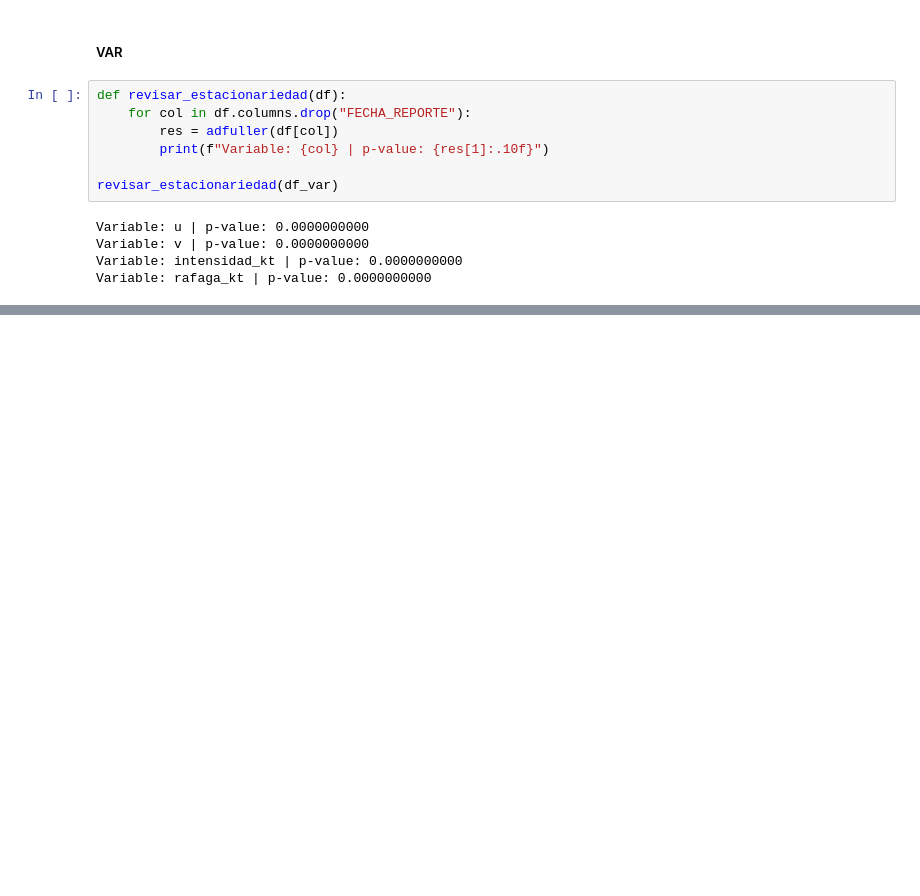
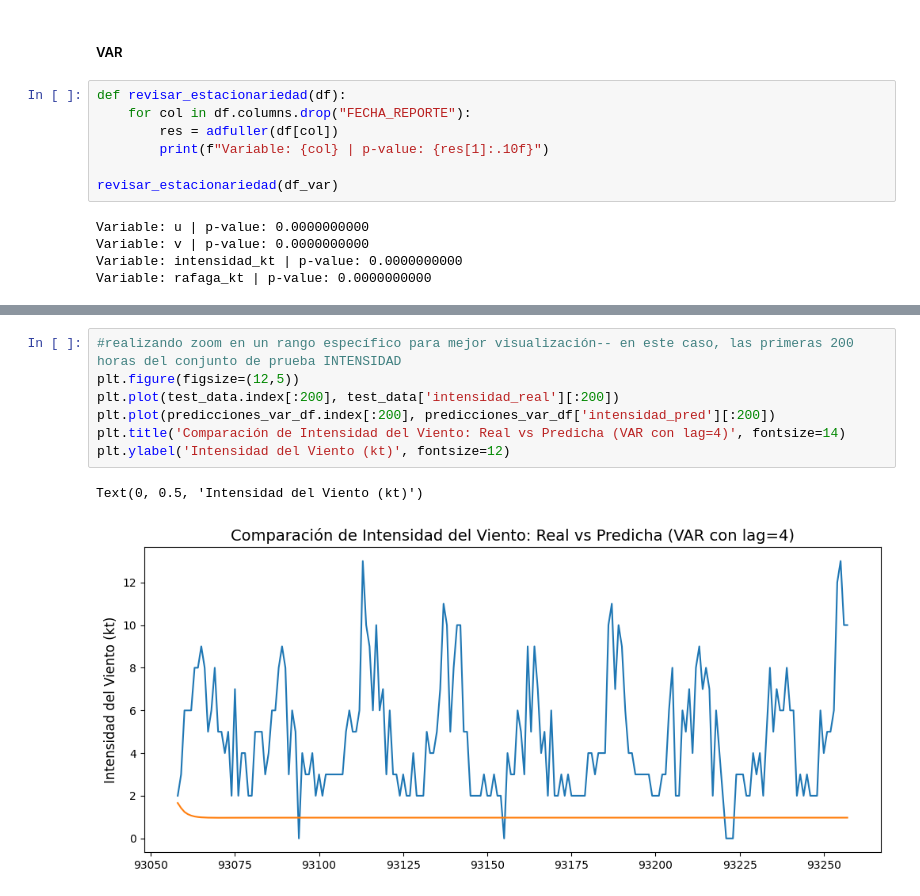
Before and after one commit to OmarLAlbarracinM/Prediccion-Cizalladura-SKBQ, a Jupyter notebook: docs/notebooks/PROYECTO_DE_GRADO.ipynb, the cells around one changed output, grey strips where cells are left out. Saved outputs shown, nothing was run; the diff lists cells and outputs as text; blank space fills up the shorter version.

```diff
--- a/docs/notebooks/PROYECTO_DE_GRADO.ipynb
+++ b/docs/notebooks/PROYECTO_DE_GRADO.ipynb
@@ -536,0 +715,10 @@ Variable: rafaga_kt | p-value: 0.0000000000
+# %%
+#realizando zoom en un rango específico para mejor visualización-- en este caso, las primeras 200 horas del conjunto de prueba INTENSIDAD
+plt.figure(figsize=(12,5))
+plt.plot(test_data.index[:200], test_data['intensidad_real'][:200])
+plt.plot(predicciones_var_df.index[:200], predicciones_var_df['intensidad_pred'][:200])
+plt.title('Comparación de Intensidad del Viento: Real vs Predicha (VAR con lag=4)', fontsize=14)
+plt.ylabel('Intensidad del Viento (kt)', fontsize=12)
+# %% [output]
+Text(0, 0.5, 'Intensidad del Viento (kt)')
+[figure, added]
```
Also changed, not shown: parts of 19 cells of this notebook.
